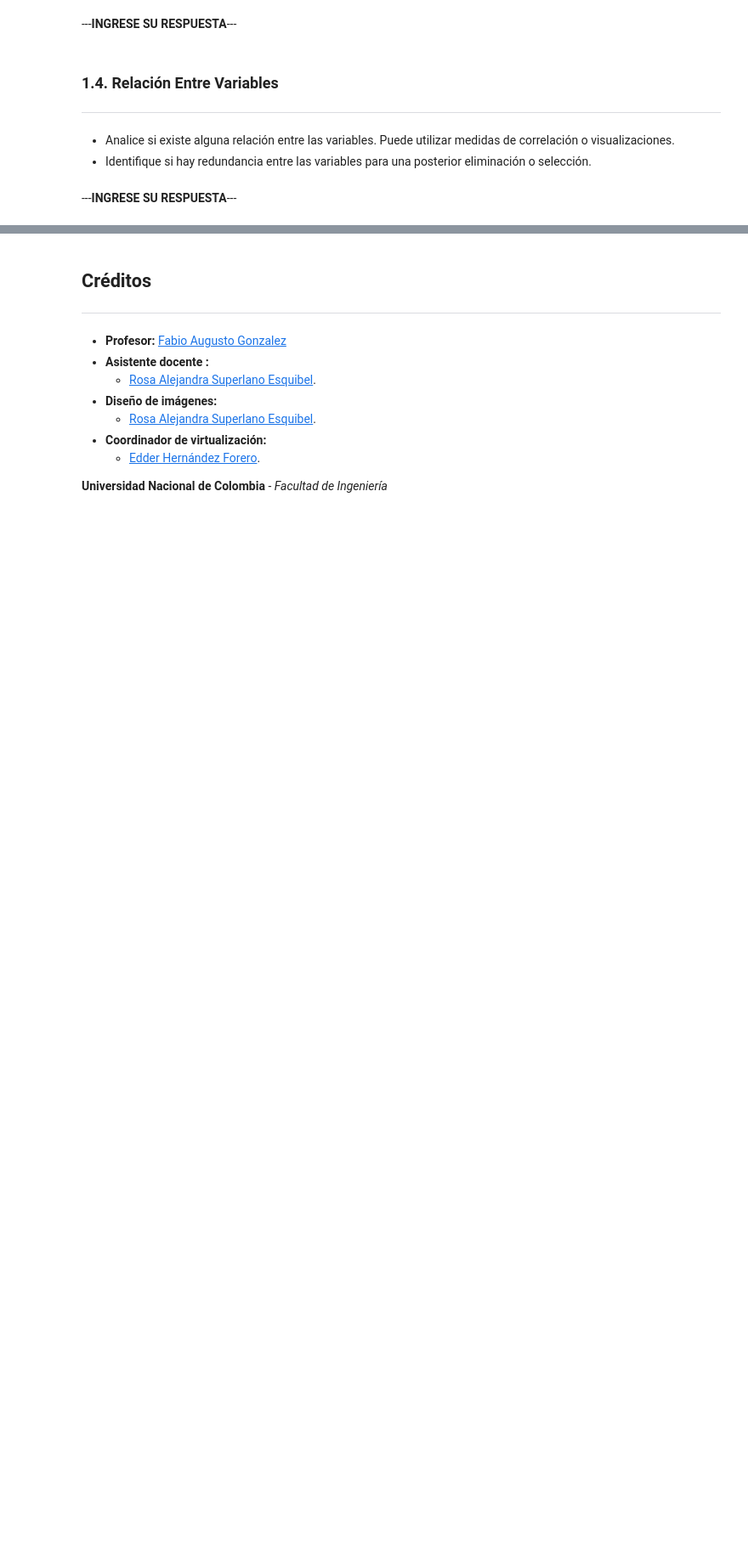
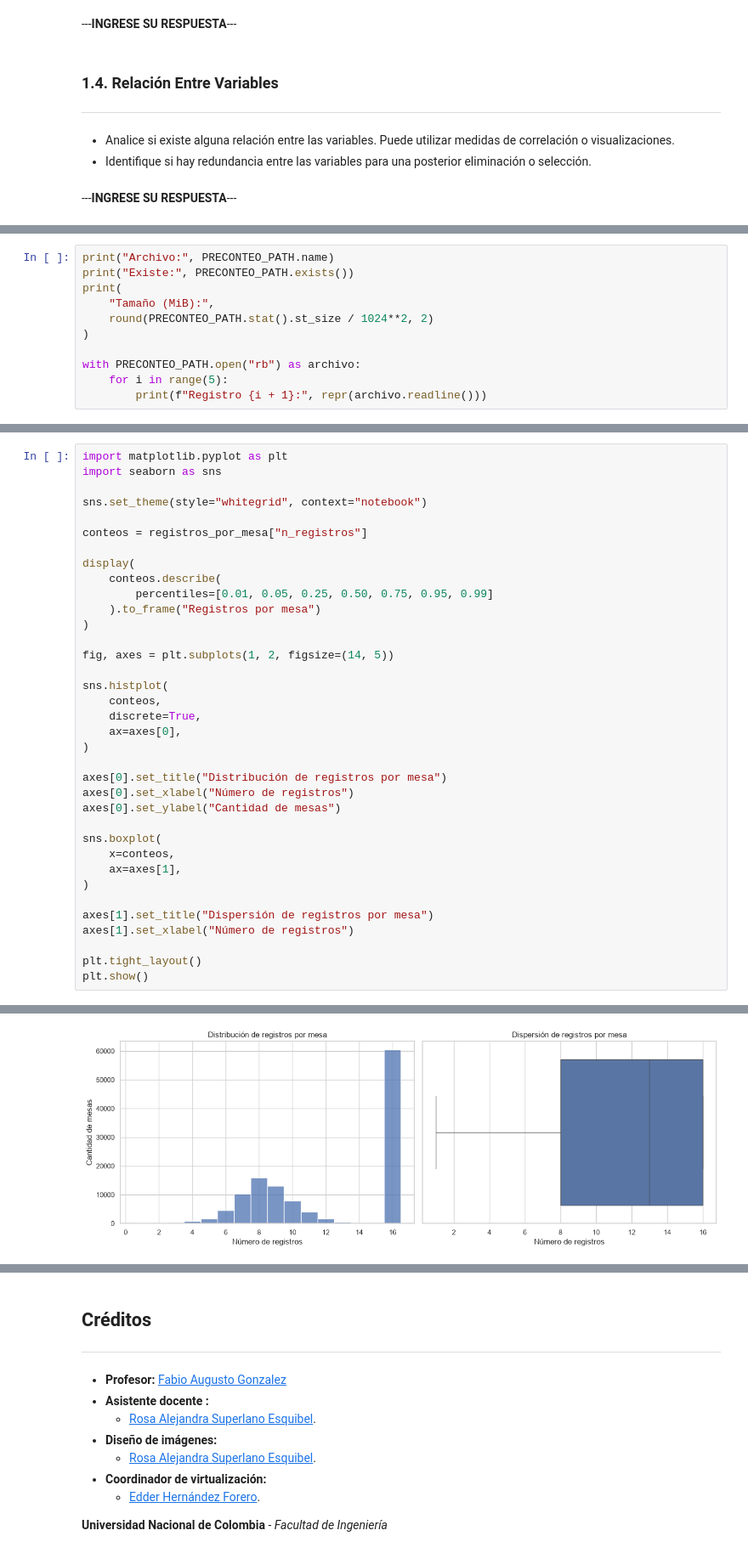
Before and after one commit to byepesg/ml-final-project, a Jupyter notebook: notebooks/02_data_understanding/Copy_of_M2U3_fase_2_Entendimiento_de_los_datos.ipynb, the cells around one changed output, grey strips where cells are left out. Shown at 85% size. Drawn from its saved outputs; the diff is of its cells as text; blank space fills up the shorter version.

```diff
--- a/notebooks/02_data_understanding/Copy_of_M2U3_fase_2_Entendimiento_de_los_datos.ipynb
+++ b/notebooks/02_data_understanding/Copy_of_M2U3_fase_2_Entendimiento_de_los_datos.ipynb
@@ -57,0 +194,11 @@ Normalmente en el análisis exploratorio, se trata de dar respuesta a los siguie
+# %%
+print("Archivo:", PRECONTEO_PATH.name)
+print("Existe:", PRECONTEO_PATH.exists())
+print(
+    "Tamaño (MiB):",
+    round(PRECONTEO_PATH.stat().st_size / 1024**2, 2)
+)
+
+with PRECONTEO_PATH.open("rb") as archivo:
+    for i in range(5):
+        print(f"Registro {i + 1}:", repr(archivo.readline()))
@@ -57,0 +839,37 @@ Normalmente en el análisis exploratorio, se trata de dar respuesta a los siguie
+# %%
+import matplotlib.pyplot as plt
+import seaborn as sns
+
+sns.set_theme(style="whitegrid", context="notebook")
+
+conteos = registros_por_mesa["n_registros"]
+
+display(
+    conteos.describe(
+        percentiles=[0.01, 0.05, 0.25, 0.50, 0.75, 0.95, 0.99]
+    ).to_frame("Registros por mesa")
+)
+
+fig, axes = plt.subplots(1, 2, figsize=(14, 5))
+
+sns.histplot(
+    conteos,
+    discrete=True,
+    ax=axes[0],
+)
+
+axes[0].set_title("Distribución de registros por mesa")
+axes[0].set_xlabel("Número de registros")
+axes[0].set_ylabel("Cantidad de mesas")
+
+sns.boxplot(
+    x=conteos,
+    ax=axes[1],
+)
+
+axes[1].set_title("Dispersión de registros por mesa")
+axes[1].set_xlabel("Número de registros")
+
+plt.tight_layout()
+plt.show()
+# %% [output]
@@ -57,0 +889 @@ Normalmente en el análisis exploratorio, se trata de dar respuesta a los siguie
+[figure, added]
```
Also changed, not shown: parts of 76 cells of this notebook, 1 other file.
